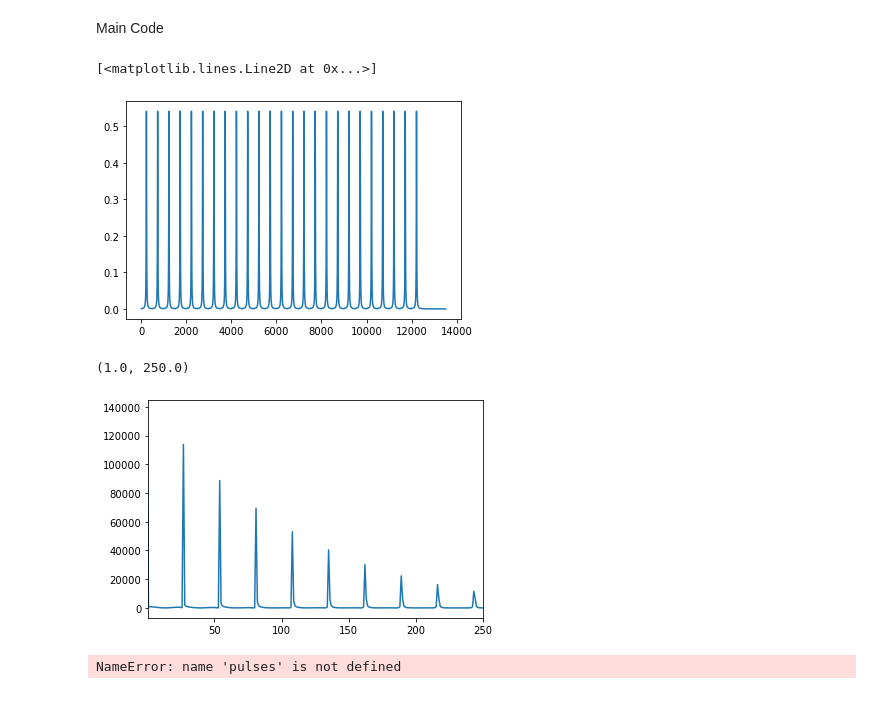
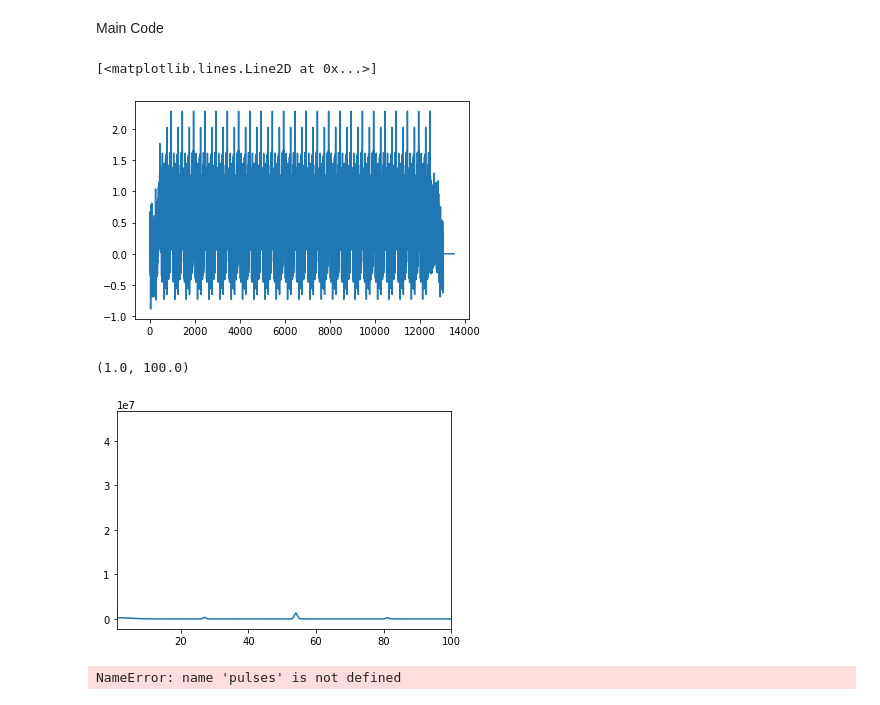
Before and after one commit to lianisreyes/Fourier-Transform-Light-Periodicy, a Jupyter notebook: FFT Final Project .ipynb, the cells around one changed output. Saved outputs shown, nothing was run; the diff lists cells and outputs as text; code cells hidden in the pictures.

Commit message:
testing periodicy graphs

```diff
--- a/FFT Final Project .ipynb
+++ b/FFT Final Project .ipynb
@@ -20,7 +20,7 @@ pulses, locs = ArtificialData.generate_dummy(1,1024)
 np.savez('TestData.npz', *[pulses, locs], **{'pulses' : pulses, 'locs': locs})
 
 # Plotting the Data for a general view
-pulse, locs, gammas, amps = ArtificialData.generate(100, 1024)
+pulse, locs, gammas, amps = ArtificialData.generate(1, 1024)
 plt.plot(phi, pulse[0])
 # x-axis - rotational phase
 # y-axis - radio photons
@@ -42,21 +42,22 @@ def shah(spacing, n):
         shah_list.extend(delta(spacing))
     return np.array(shah_list)
 # %%
-pulse_train = np.convolve(pulses[0], shah(500, 25))
+pulse_train = np.convolve(pulse[0], shah(500, 25))
 plt.plot(pulse_train)
 # %% [output]
 [<matplotlib.lines.Line2D at 0x...>]
-[figure, old version]
+[figure, new version]
 # %%
 trainFFT = abs(np.fft.rfft(pulse_train))**2
 #
 plt.plot(trainFFT)
-plt.xlim(1, 250)
+plt.xlim(1, 100)
+
 # x axis needs frq resolution which is 1/total length of bins
-# arbitrary power
+# y axis arbitrary power
 # %% [output]
-(1.0, 250.0)
+(1.0, 100.0)
-[figure, old version]
+[figure, new version]
 # %%
 # def gaussian(x, mu, sig):
 #     return np.exp(-0.5*((x - mu)/sig)**2)/(sig*np.sqrt(2*np.pi))
```
Also changed, not shown: parts of 1 cell of this notebook, 1 other file.
